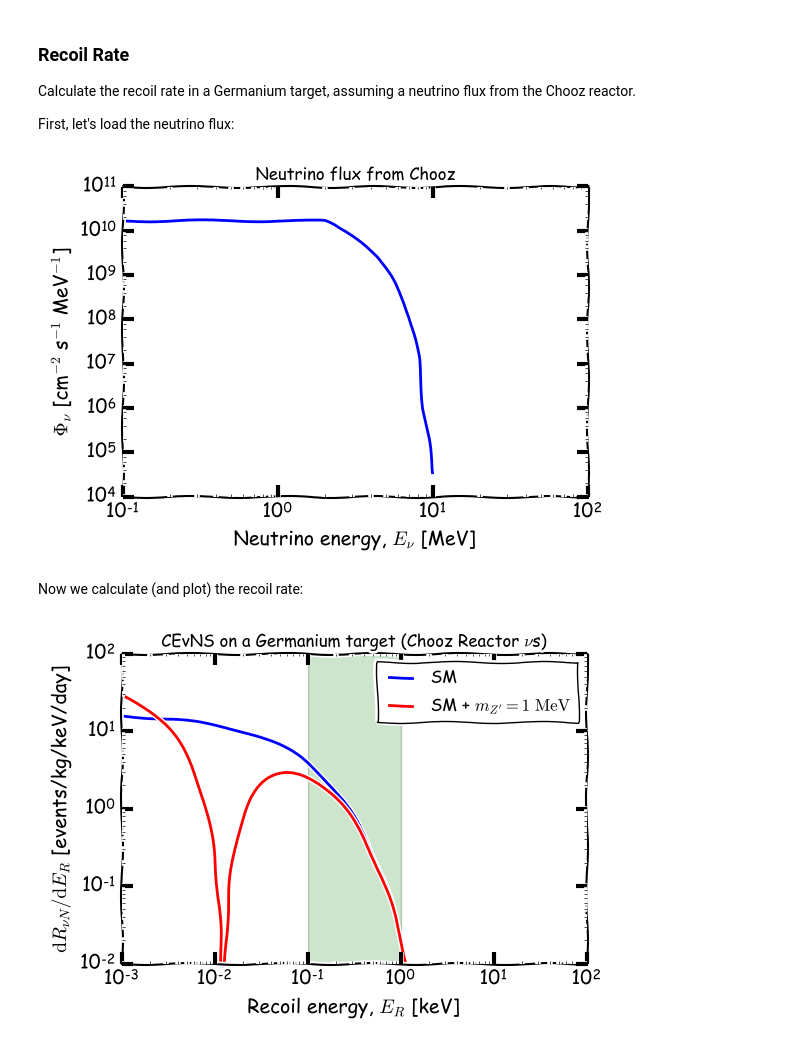
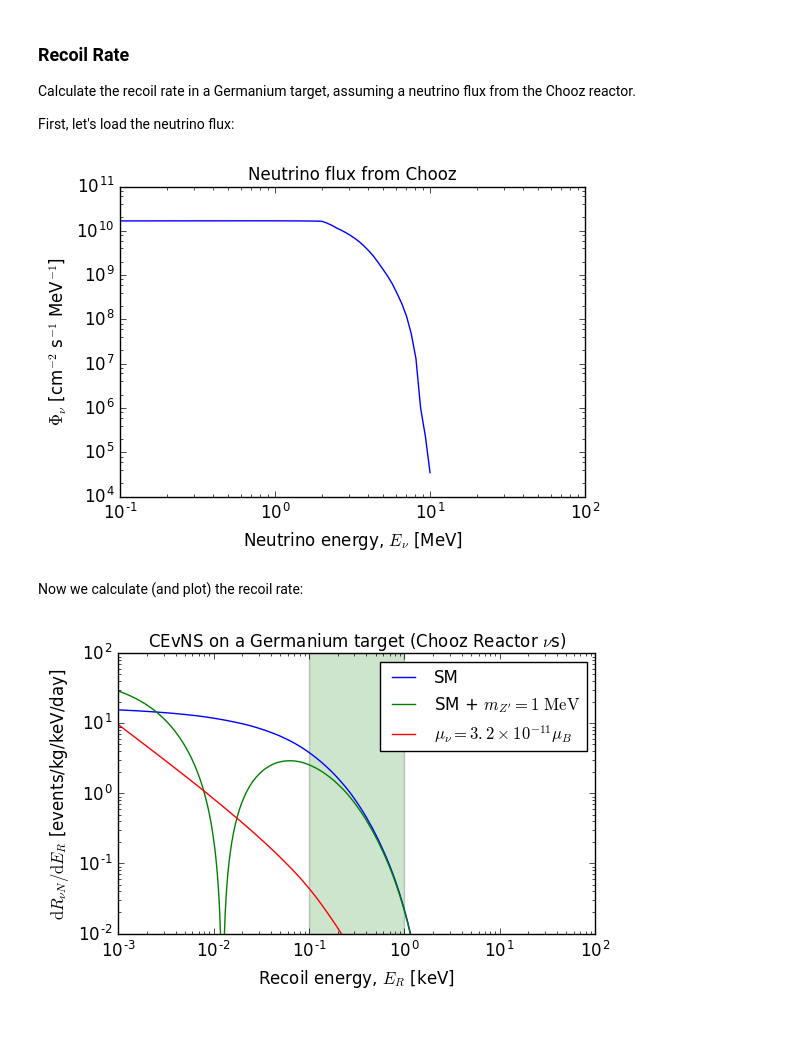
Before and after one commit to bradkav/CEvNS, a Jupyter notebook: index.ipynb, the cells around one changed output. Cells and saved outputs as stored; diff of their text form; code cells hidden in the pictures.

Commit message:
Added neutrino magnetic moment calculation

```diff
--- a/index.ipynb
+++ b/index.ipynb
@@ -76,8 +78,6 @@ CEvNS.loadNeutrinoFlux()
 
 #Plot neutrino flux
 E_nu = np.logspace(-1, 2,100)
-
-pl.xkcd()
 
 pl.figure()
 pl.loglog(E_nu, CEvNS.neutrino_flux(E_nu))
@@ -87,7 +87,7 @@ pl.xlabel(r"Neutrino energy, $E_\nu$ [MeV]")
 pl.ylabel(r"$\Phi_\nu$ [cm$^{-2}$ s$^{-1}$ MeV$^{-1}$]")
 pl.show()
 # %% [output]
-[figure, old version]
+[figure, new version]
 # %% [markdown]
 Now we calculate (and plot) the recoil rate:
 # %%
@@ -99,38 +99,40 @@ Z_Ge = 32
 E_R = np.logspace(-3,2,500)
 
 #Vectorize the function differentialRate
-diffRate = np.vectorize(CEvNS.differentialRate)
+diffRate_CEvNS = np.vectorize(CEvNS.differentialRate_CEvNS) #Vector exchange
+diffRate_mag = np.vectorize(CEvNS.differentialRate_magnetic)   #Magnetic dipole
 
-dRdE = diffRate(E_R, A_Ge, Z_Ge)
+dRdE = diffRate_CEvNS(E_R, A_Ge, Z_Ge)
 
 #Specify New Physics parameters
 m_med = 1.0 #Mediator mass, 1 MeV
 gsq = (2e-6)**2 #(g^V_q)*(g^L_nu)
+mu_nu = 3.2e-11 #Neutrino magnetic moment in units of mu_B
 
 #Calculate differential rate including New Physics
-dRdE_NP = diffRate(E_R, A_Ge, Z_Ge, gsq, m_med)
+dRdE_NP = diffRate_CEvNS(E_R, A_Ge, Z_Ge, gsq, m_med)
+dRdE_mag = diffRate_mag(E_R, A_Ge, Z_Ge, mu_nu)
 
 
 #Do some plotting
-#using the only plotting style anyone should ever use...
-pl.xkcd()
-
 pl.figure()
 
 pl.fill_between(np.linspace(0.1,1), 1e-2, 1e2, alpha=0.2, facecolor='green')
 
 pl.loglog(E_R, dRdE,label="SM")
 pl.loglog(E_R, dRdE_NP, label=r"SM + $m_{Z'} = 1\,\, \mathrm{MeV}$")
+pl.loglog(E_R, dRdE_mag, label=r"$\mu_\nu = 3.2\times10^{-11} \mu_B$")
 
 pl.ylim(1e-2, 1e2)
 
 pl.legend(fontsize=12.0, loc="best")
 
 pl.title(r"CEvNS on a Germanium target (Chooz Reactor $\nu$s)", fontsize=12)
 pl.xlabel(r"Recoil energy, $E_R$ [keV]")
 pl.ylabel(r"$\mathrm{d}R_{\nu N}/\mathrm{d}E_R$ [events/kg/keV/day]")
-#pl.savefig("CEvNS_rate.pdf")
+pl.tight_layout()
+pl.savefig("CEvNS_rate.pdf")
 
 pl.show()
 # %% [output]
-[figure, old version]
+[figure, new version]
```
Also changed, not shown: parts of 3 cells of this notebook, 3 other files.
